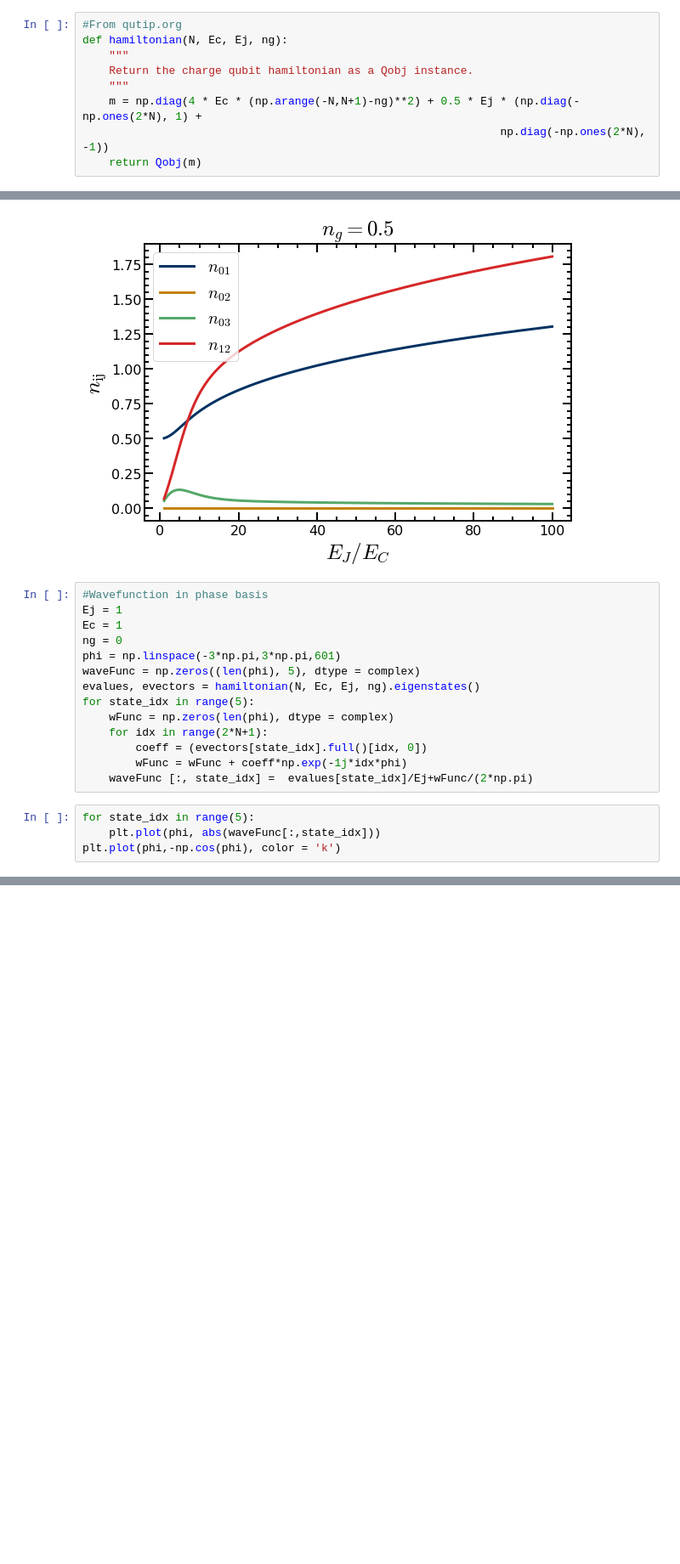
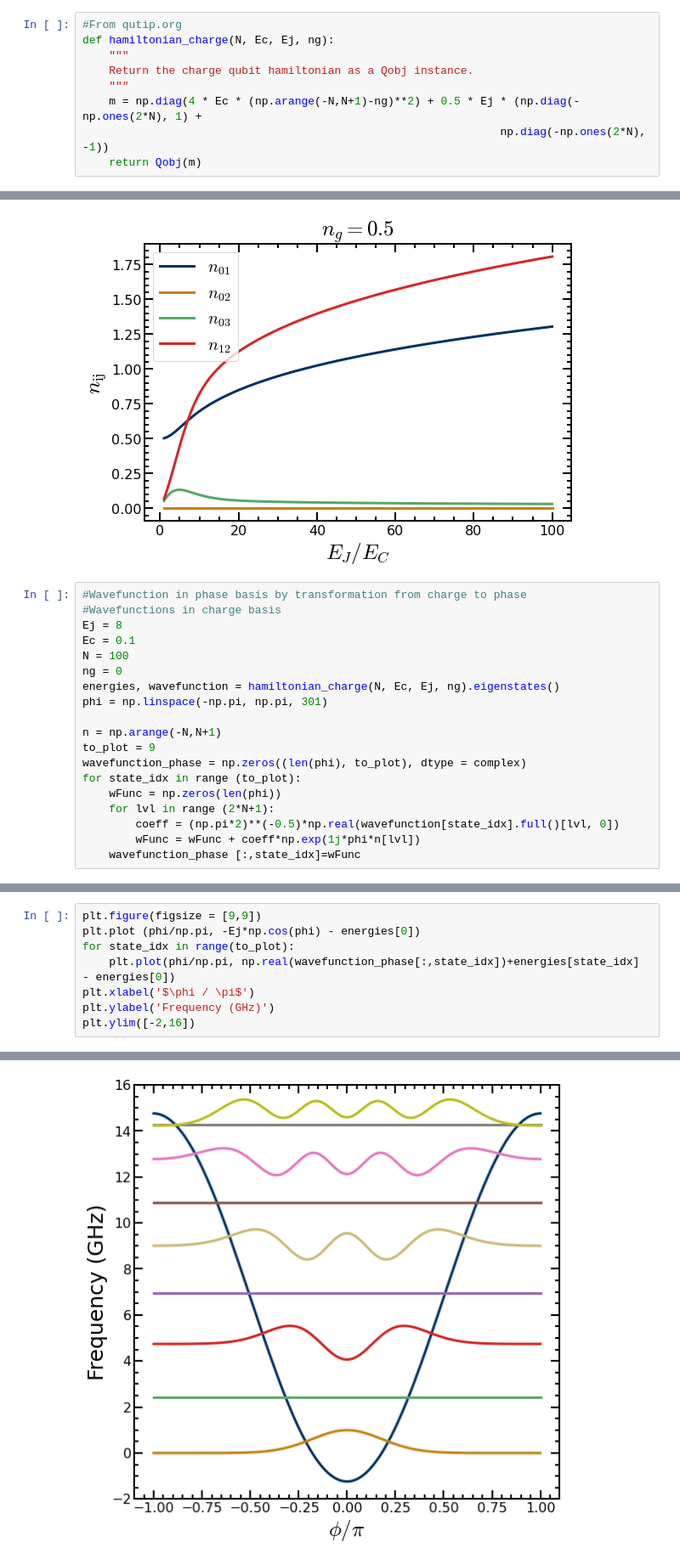
Before and after one commit to qnl/Fluxonium_berkeley, a Jupyter notebook: Notebooks/Charge qubit.ipynb, the cells around one changed output, grey strips where cells are left out. Shown at 85% size. Saved outputs shown, nothing was run; the diff lists cells and outputs as text; blank space fills up the shorter version.

```diff
--- a/Notebooks/Charge qubit.ipynb
+++ b/Notebooks/Charge qubit.ipynb
@@ -9,7 +11,7 @@ sys.path.append('/Users/longnguyen/Documents/GitHub/Fluxonium_berkeley/')
 import plotting_settings
 # %%
 #From qutip.org
-def hamiltonian(N, Ec, Ej, ng):
+def hamiltonian_charge(N, Ec, Ej, ng):
     """
     Return the charge qubit hamiltonian as a Qobj instance.
     """
@@ -214,20 +216,21 @@ plt.title('$n_g=0.5$')
 Text(0.5, 1.0, '$n_g=0.5$')
 [figure]
 # %%
-#Wavefunction in phase basis
-Ej = 1
-Ec = 1
+#Wavefunction in phase basis by transformation from charge to phase
+#Wavefunctions in charge basis
+Ej = 8
+Ec = 0.1
+N = 100
 ng = 0
-phi = np.linspace(-3*np.pi,3*np.pi,601)
-waveFunc = np.zeros((len(phi), 5), dtype = complex)
-evalues, evectors = hamiltonian(N, Ec, Ej, ng).eigenstates()
-for state_idx in range(5):
-    wFunc = np.zeros(len(phi), dtype = complex)
-    for idx in range(2*N+1):
-        coeff = (evectors[state_idx].full()[idx, 0])
-        wFunc = wFunc + coeff*np.exp(-1j*idx*phi)
-    waveFunc [:, state_idx] =  evalues[state_idx]/Ej+wFunc/(2*np.pi)
+energies, wavefunction = hamiltonian_charge(N, Ec, Ej, ng).eigenstates()
+phi = np.linspace(-np.pi, np.pi, 301)
+
+n = np.arange(-N,N+1)
+to_plot = 9
+wavefunction_phase = np.zeros((len(phi), to_plot), dtype = complex)
+for state_idx in range (to_plot):
+    wFunc = np.zeros(len(phi))
+    for lvl in range (2*N+1):
+        coeff = (np.pi*2)**(-0.5)*np.real(wavefunction[state_idx].full()[lvl, 0])
+        wFunc = wFunc + coeff*np.exp(1j*phi*n[lvl])
+    wavefunction_phase [:,state_idx]=wFunc
-# %%
-for state_idx in range(5):
-    plt.plot(phi, abs(waveFunc[:,state_idx]))
-plt.plot(phi,-np.cos(phi), color = 'k')
@@ -236,0 +237,9 @@ plt.plot(phi,-np.cos(phi), color = 'k')
+# %%
+plt.figure(figsize = [9,9])
+plt.plot (phi/np.pi, -Ej*np.cos(phi) - energies[0])
+for state_idx in range(to_plot):
+    plt.plot(phi/np.pi, np.real(wavefunction_phase[:,state_idx])+energies[state_idx] - energies[0])
+plt.xlabel('$\phi / \pi$')
+plt.ylabel('Frequency (GHz)')
+plt.ylim([-2,16])
+# %% [output]
@@ -236,0 +247 @@ plt.plot(phi,-np.cos(phi), color = 'k')
+[figure, added]
```
Also changed, not shown: parts of 12 cells of this notebook, 1 other file.
